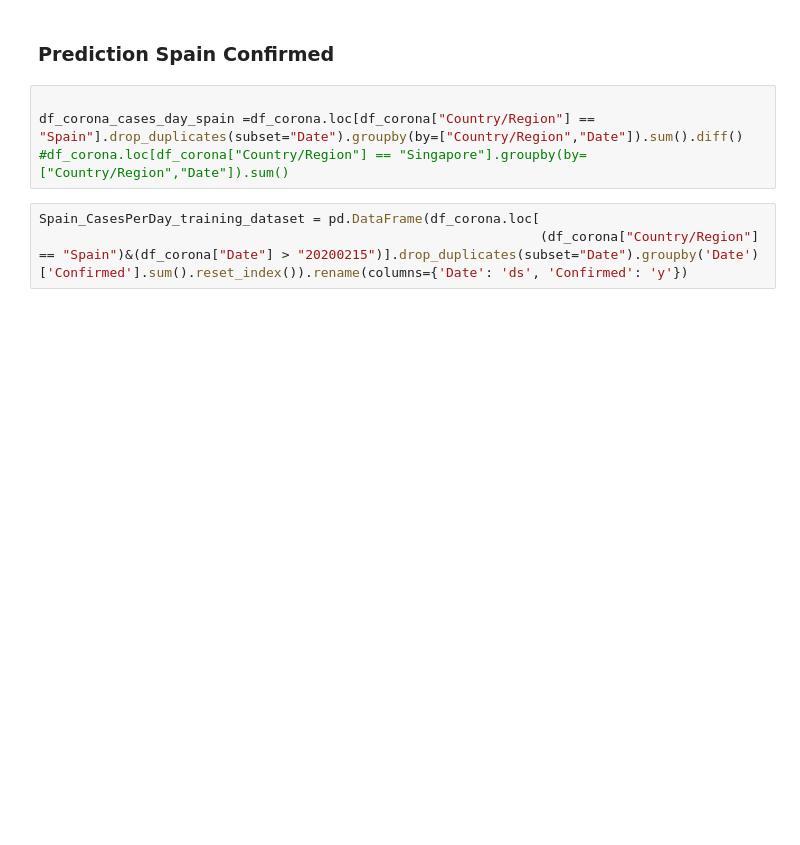
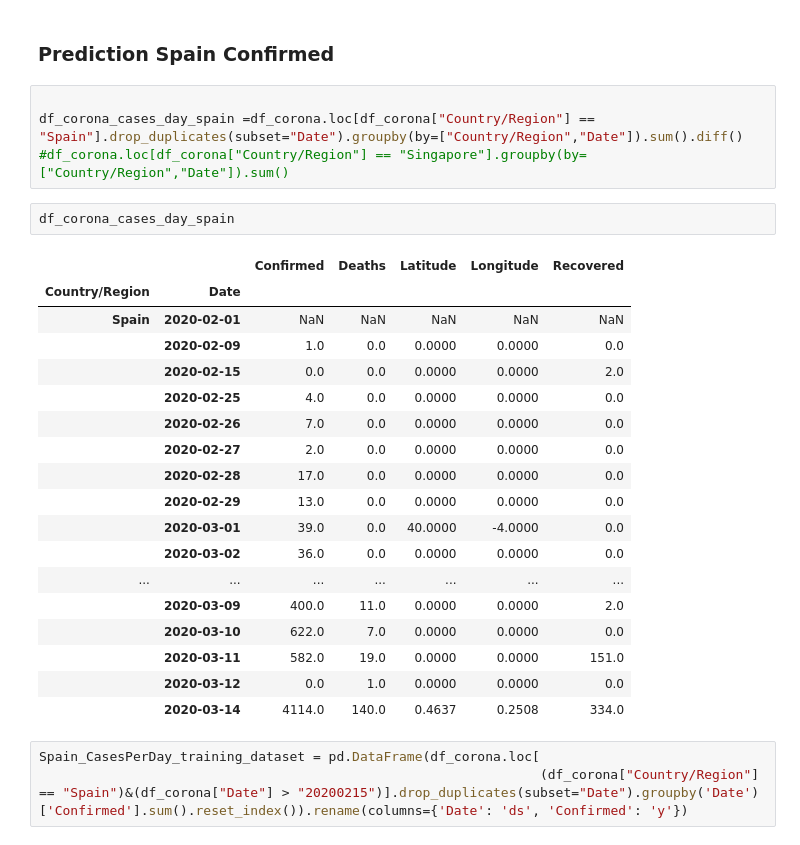
Before and after one commit to bghaendler/BJBS-AI-Lab, a Jupyter notebook: BJBS_AI_Lab_Session_02_CoronaVirus_Conv2019.ipynb, the cells around one changed output. Cells and saved outputs as stored; diff of their text form; blank space fills up the shorter version.

```diff
--- a/BJBS_AI_Lab_Session_02_CoronaVirus_Conv2019.ipynb
+++ b/BJBS_AI_Lab_Session_02_CoronaVirus_Conv2019.ipynb
@@ -631,6 +649,27 @@ plt.show()
 
 df_corona_cases_day_spain =df_corona.loc[df_corona["Country/Region"] == "Spain"].drop_duplicates(subset="Date").groupby(by=["Country/Region","Date"]).sum().diff()
 #df_corona.loc[df_corona["Country/Region"] == "Singapore"].groupby(by=["Country/Region","Date"]).sum()
+# %%
+df_corona_cases_day_spain
+# %% [output]
+|  |  | Confirmed | Deaths | Latitude | Longitude | Recovered |
+| Country/Region | Date |  |  |  |  |  |
+| Spain | 2020-02-01 | NaN | NaN | NaN | NaN | NaN |
+|  | 2020-02-09 | 1.0 | 0.0 | 0.0000 | 0.0000 | 0.0 |
+|  | 2020-02-15 | 0.0 | 0.0 | 0.0000 | 0.0000 | 2.0 |
+|  | 2020-02-25 | 4.0 | 0.0 | 0.0000 | 0.0000 | 0.0 |
+|  | 2020-02-26 | 7.0 | 0.0 | 0.0000 | 0.0000 | 0.0 |
+|  | 2020-02-27 | 2.0 | 0.0 | 0.0000 | 0.0000 | 0.0 |
+|  | 2020-02-28 | 17.0 | 0.0 | 0.0000 | 0.0000 | 0.0 |
+|  | 2020-02-29 | 13.0 | 0.0 | 0.0000 | 0.0000 | 0.0 |
+|  | 2020-03-01 | 39.0 | 0.0 | 40.0000 | -4.0000 | 0.0 |
+|  | 2020-03-02 | 36.0 | 0.0 | 0.0000 | 0.0000 | 0.0 |
+| ... | ... | ... | ... | ... | ... | ... |
+|  | 2020-03-09 | 400.0 | 11.0 | 0.0000 | 0.0000 | 2.0 |
+|  | 2020-03-10 | 622.0 | 7.0 | 0.0000 | 0.0000 | 0.0 |
+|  | 2020-03-11 | 582.0 | 19.0 | 0.0000 | 0.0000 | 151.0 |
+|  | 2020-03-12 | 0.0 | 1.0 | 0.0000 | 0.0000 | 0.0 |
+|  | 2020-03-14 | 4114.0 | 140.0 | 0.4637 | 0.2508 | 334.0 |
 # %%
 Spain_CasesPerDay_training_dataset = pd.DataFrame(df_corona.loc[
                                                                 (df_corona["Country/Region"] == "Spain")&(df_corona["Date"] > "20200215")].drop_duplicates(subset="Date").groupby('Date')['Confirmed'].sum().reset_index()).rename(columns={'Date': 'ds', 'Confirmed': 'y'})
```
Also changed, not shown: parts of 28 cells of this notebook.
